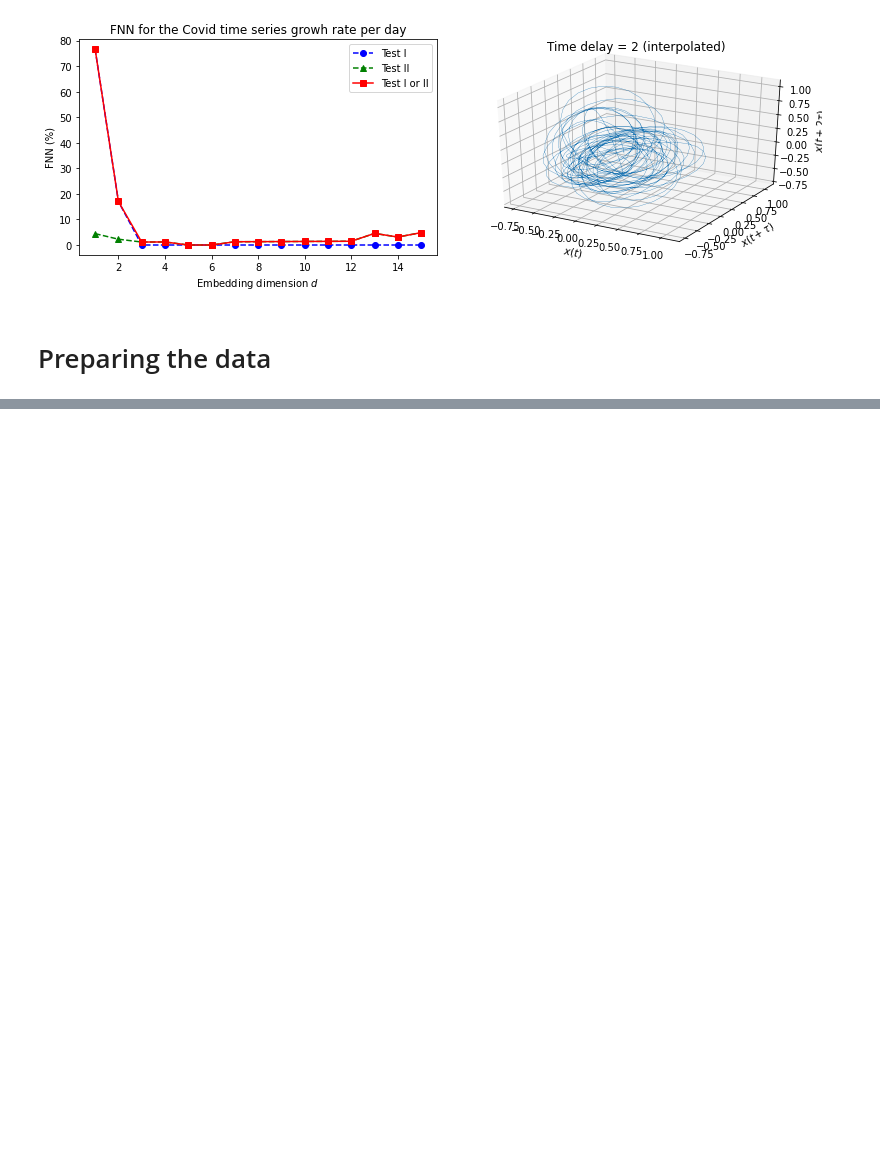
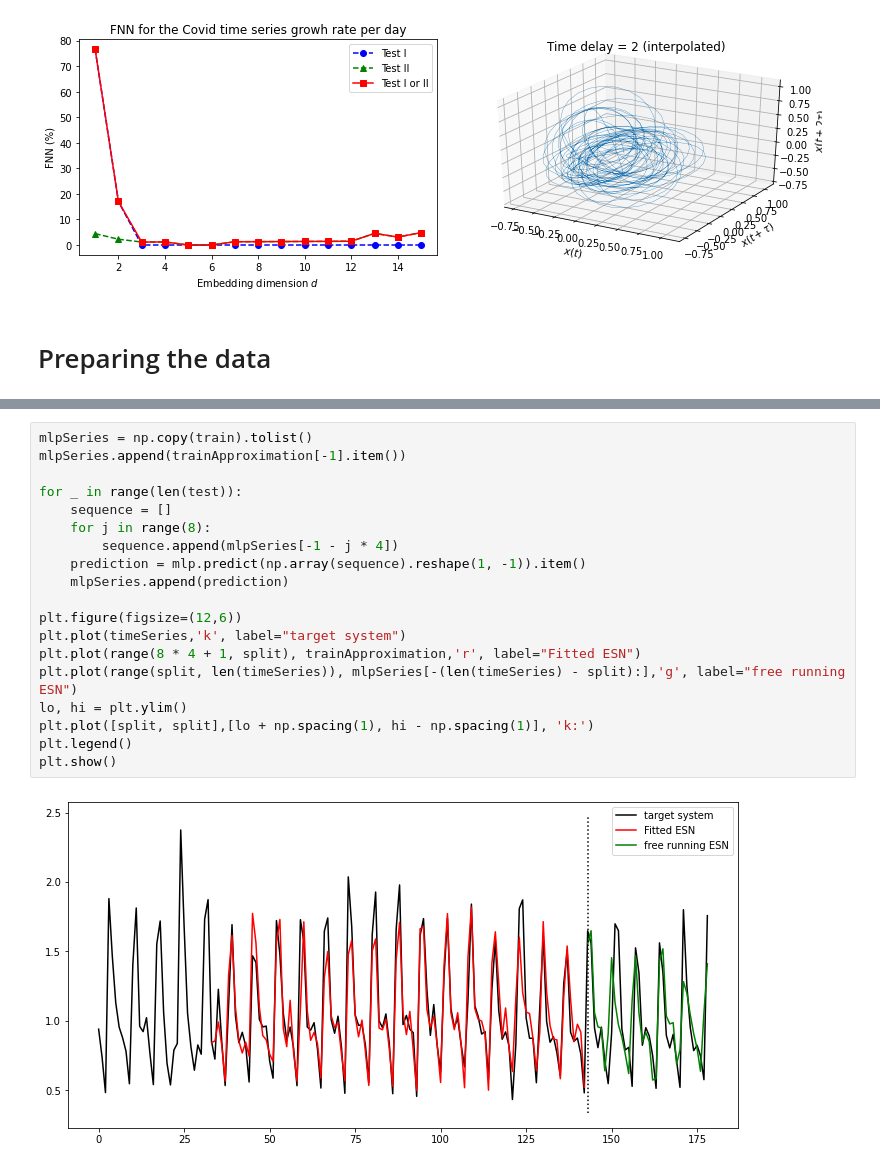
Before and after one commit to tiagoCuervo/coronacle, a Jupyter notebook: chaotic_eda.ipynb, the cells around one changed output, grey strips where cells are left out. Cells and saved outputs as stored; diff of their text form; blank space fills up the shorter version.

```diff
--- a/chaotic_eda.ipynb
+++ b/chaotic_eda.ipynb
@@ -821,0 +1101,21 @@ plt.plot(np.array(dataset)[:, 1])
+# %%
+mlpSeries = np.copy(train).tolist()
+mlpSeries.append(trainApproximation[-1].item())
+
+for _ in range(len(test)):
+    sequence = []
+    for j in range(8):
+        sequence.append(mlpSeries[-1 - j * 4])
+    prediction = mlp.predict(np.array(sequence).reshape(1, -1)).item()
+    mlpSeries.append(prediction)
+
+plt.figure(figsize=(12,6))
+plt.plot(timeSeries,'k', label="target system")
+plt.plot(range(8 * 4 + 1, split), trainApproximation,'r', label="Fitted ESN")
+plt.plot(range(split, len(timeSeries)), mlpSeries[-(len(timeSeries) - split):],'g', label="free running ESN")
+lo, hi = plt.ylim()
+plt.plot([split, split],[lo + np.spacing(1), hi - np.spacing(1)], 'k:')
+plt.legend()
+plt.show()
+# %% [output]
+[figure, added]
```
Also changed, not shown: parts of 12 cells of this notebook.
